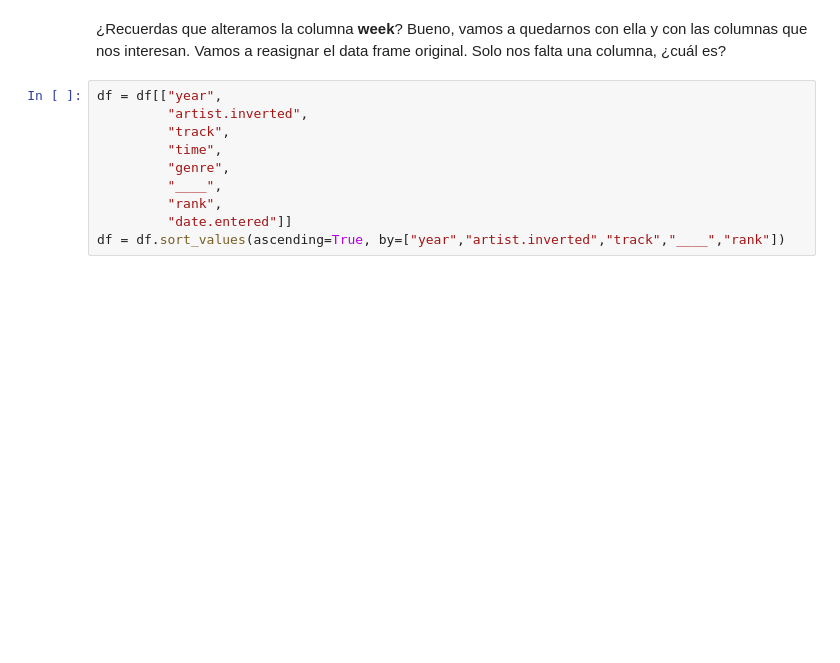
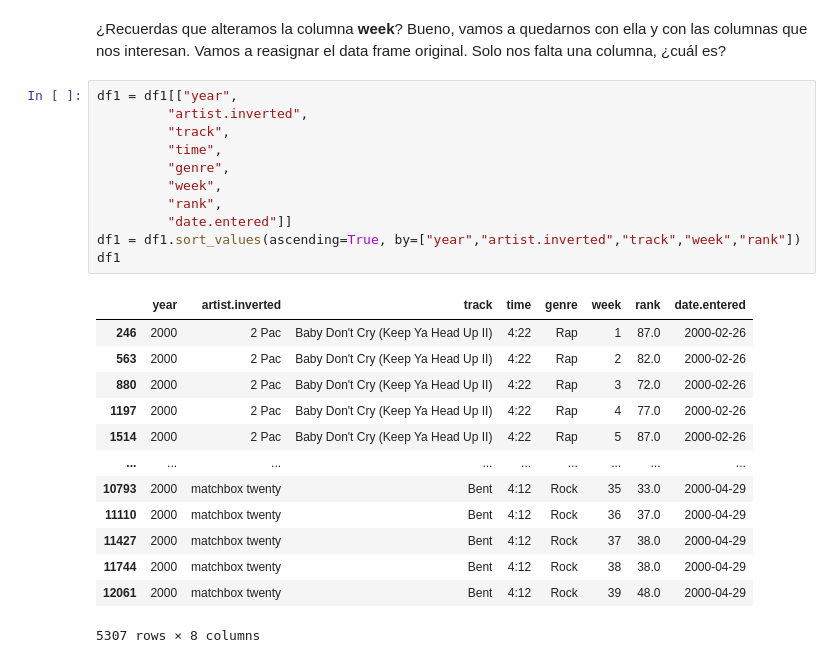
Before and after one commit to SABRIS13/Introduction-to-Data-Science, a Jupyter notebook: Reto/TidyData1.ipynb, the cells around one changed output. Saved outputs shown, nothing was run; the diff lists cells and outputs as text; blank space fills up the shorter version.

```diff
--- a/Reto/TidyData1.ipynb
+++ b/Reto/TidyData1.ipynb
@@ -58,14 +114,29 @@ df
 ¿Recuerdas que alteramos la columna **week**? Bueno, vamos a quedarnos con ella y con las columnas que nos interesan. Vamos a reasignar el data frame original.
 Solo nos falta una columna, ¿cuál es?
 # %%
-df = df[["year",
+df1 = df1[["year",
          "artist.inverted",
          "track",
          "time",
          "genre",
-         "____",
+         "week",
          "rank",
          "date.entered"]]
-df = df.sort_values(ascending=True, by=["year","artist.inverted","track","____","rank"])
+df1 = df1.sort_values(ascending=True, by=["year","artist.inverted","track","week","rank"])
+df1
+# %% [output]
+|  | year | artist.inverted | track | time | genre | week | rank | date.entered |
+| 246 | 2000 | 2 Pac | Baby Don't Cry (Keep Ya Head Up II) | 4:22 | Rap | 1 | 87.0 | 2000-02-26 |
+| 563 | 2000 | 2 Pac | Baby Don't Cry (Keep Ya Head Up II) | 4:22 | Rap | 2 | 82.0 | 2000-02-26 |
+| 880 | 2000 | 2 Pac | Baby Don't Cry (Keep Ya Head Up II) | 4:22 | Rap | 3 | 72.0 | 2000-02-26 |
+| 1197 | 2000 | 2 Pac | Baby Don't Cry (Keep Ya Head Up II) | 4:22 | Rap | 4 | 77.0 | 2000-02-26 |
+| 1514 | 2000 | 2 Pac | Baby Don't Cry (Keep Ya Head Up II) | 4:22 | Rap | 5 | 87.0 | 2000-02-26 |
+| ... | ... | ... | ... | ... | ... | ... | ... | ... |
+| 10793 | 2000 | matchbox twenty | Bent | 4:12 | Rock | 35 | 33.0 | 2000-04-29 |
+| 11110 | 2000 | matchbox twenty | Bent | 4:12 | Rock | 36 | 37.0 | 2000-04-29 |
+| 11427 | 2000 | matchbox twenty | Bent | 4:12 | Rock | 37 | 38.0 | 2000-04-29 |
+| 11744 | 2000 | matchbox twenty | Bent | 4:12 | Rock | 38 | 38.0 | 2000-04-29 |
+| 12061 | 2000 | matchbox twenty | Bent | 4:12 | Rock | 39 | 48.0 | 2000-04-29 |
+5307 rows × 8 columns
 # %%
 # Asignamos el dataframe resutlante a una variable para futuros usos
```
Also changed, not shown: parts of 6 cells of this notebook, 1 other file.
